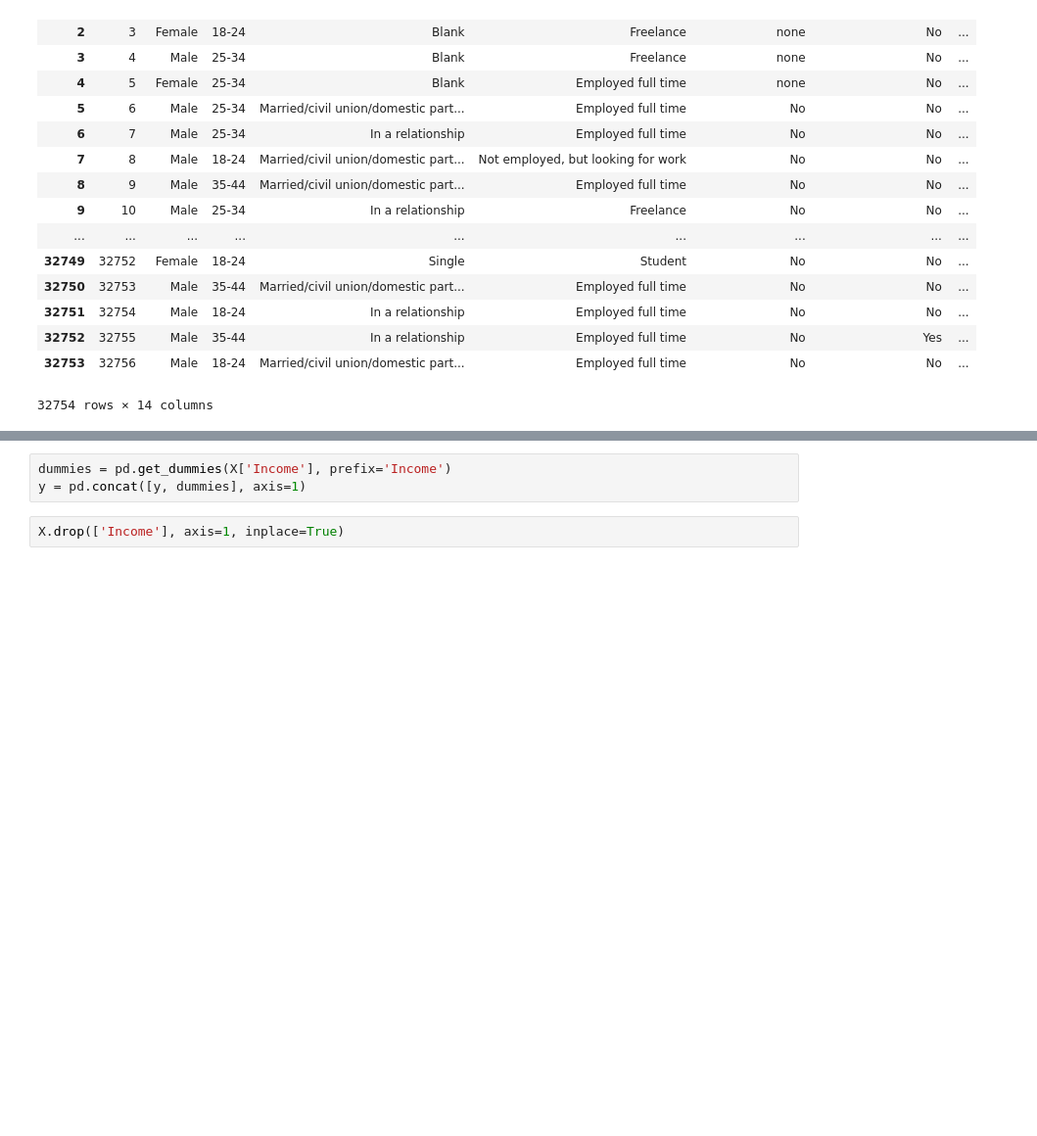
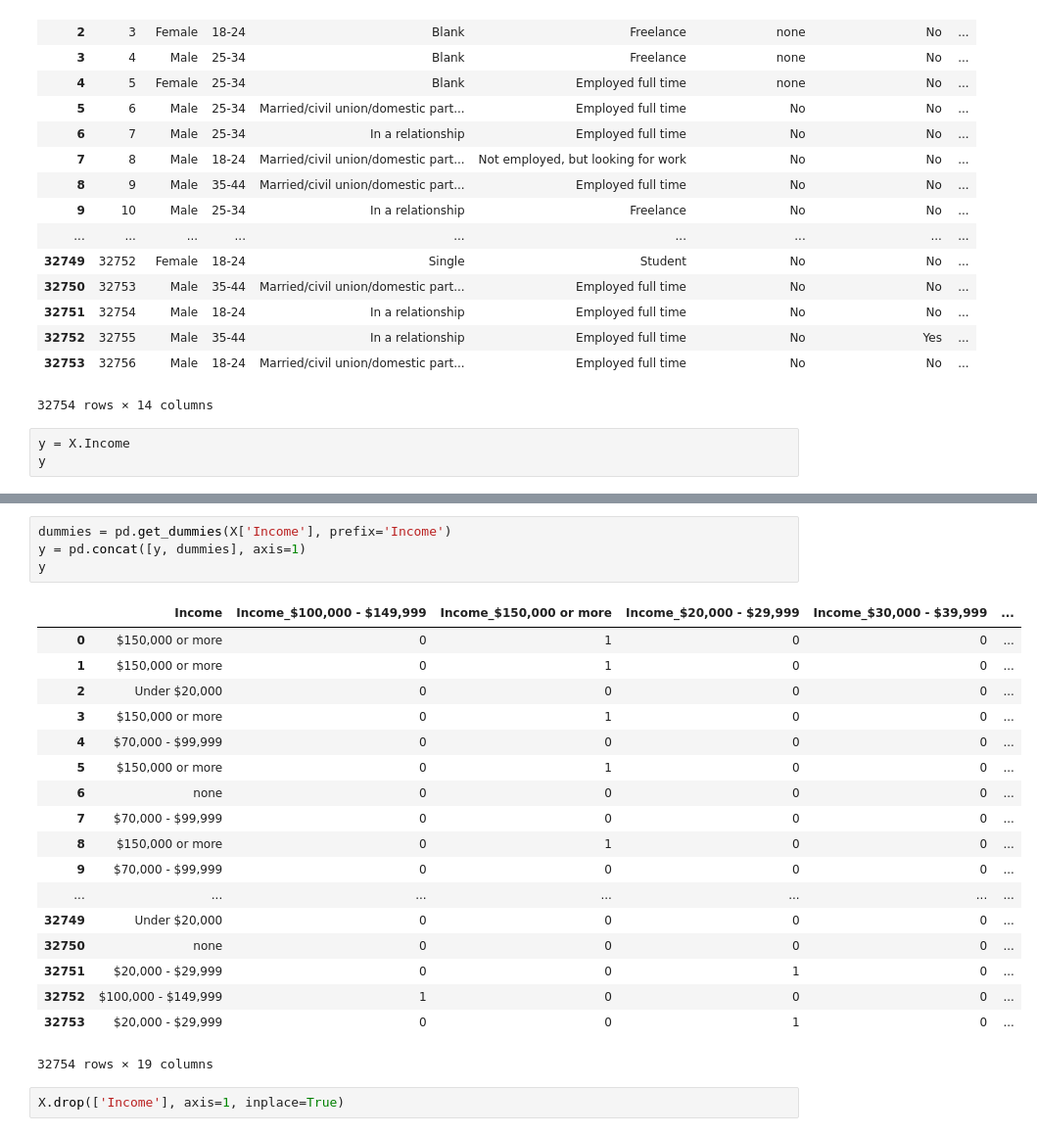
Before and after one commit to davidreyling/csc570-data-science, a Jupyter notebook: Reddit Random Forest.ipynb, the cells around one changed output, grey strips where cells are left out. Shown at 98% size. Saved outputs shown, nothing was run; the diff lists cells and outputs as text; blank space fills up the shorter version.

```diff
--- a/Reddit Random Forest.ipynb
+++ b/Reddit Random Forest.ipynb
@@ -31,3 +31,6 @@ X
 | 32752 | 32755 | Male | 35-44 | In a relationship | Employed full time | No | Yes | ... |
 | 32753 | 32756 | Male | 18-24 | Married/civil union/domestic part... | Employed full time | No | No | ... |
 32754 rows × 14 columns
+# %%
+y = X.Income
+y
@@ -34,6 +55,26 @@ X
 # %%
 dummies = pd.get_dummies(X['Income'], prefix='Income')
 y = pd.concat([y, dummies], axis=1)
+y
+# %% [output]
+|  | Income | Income_$100,000 - $149,999 | Income_$150,000 or more | Income_$20,000 - $29,999 | Income_$30,000 - $39,999 | ... |
+| 0 | $150,000 or more | 0 | 1 | 0 | 0 | ... |
+| 1 | $150,000 or more | 0 | 1 | 0 | 0 | ... |
+| 2 | Under $20,000 | 0 | 0 | 0 | 0 | ... |
+| 3 | $150,000 or more | 0 | 1 | 0 | 0 | ... |
+| 4 | $70,000 - $99,999 | 0 | 0 | 0 | 0 | ... |
+| 5 | $150,000 or more | 0 | 1 | 0 | 0 | ... |
+| 6 | none | 0 | 0 | 0 | 0 | ... |
+| 7 | $70,000 - $99,999 | 0 | 0 | 0 | 0 | ... |
+| 8 | $150,000 or more | 0 | 1 | 0 | 0 | ... |
+| 9 | $70,000 - $99,999 | 0 | 0 | 0 | 0 | ... |
+| ... | ... | ... | ... | ... | ... | ... |
+| 32749 | Under $20,000 | 0 | 0 | 0 | 0 | ... |
+| 32750 | none | 0 | 0 | 0 | 0 | ... |
+| 32751 | $20,000 - $29,999 | 0 | 0 | 1 | 0 | ... |
+| 32752 | $100,000 - $149,999 | 1 | 0 | 0 | 0 | ... |
+| 32753 | $20,000 - $29,999 | 0 | 0 | 1 | 0 | ... |
+32754 rows × 19 columns
 # %%
 X.drop(['Income'], axis=1, inplace=True)
 # %%
```
Also changed, not shown: parts of 8 cells of this notebook.
